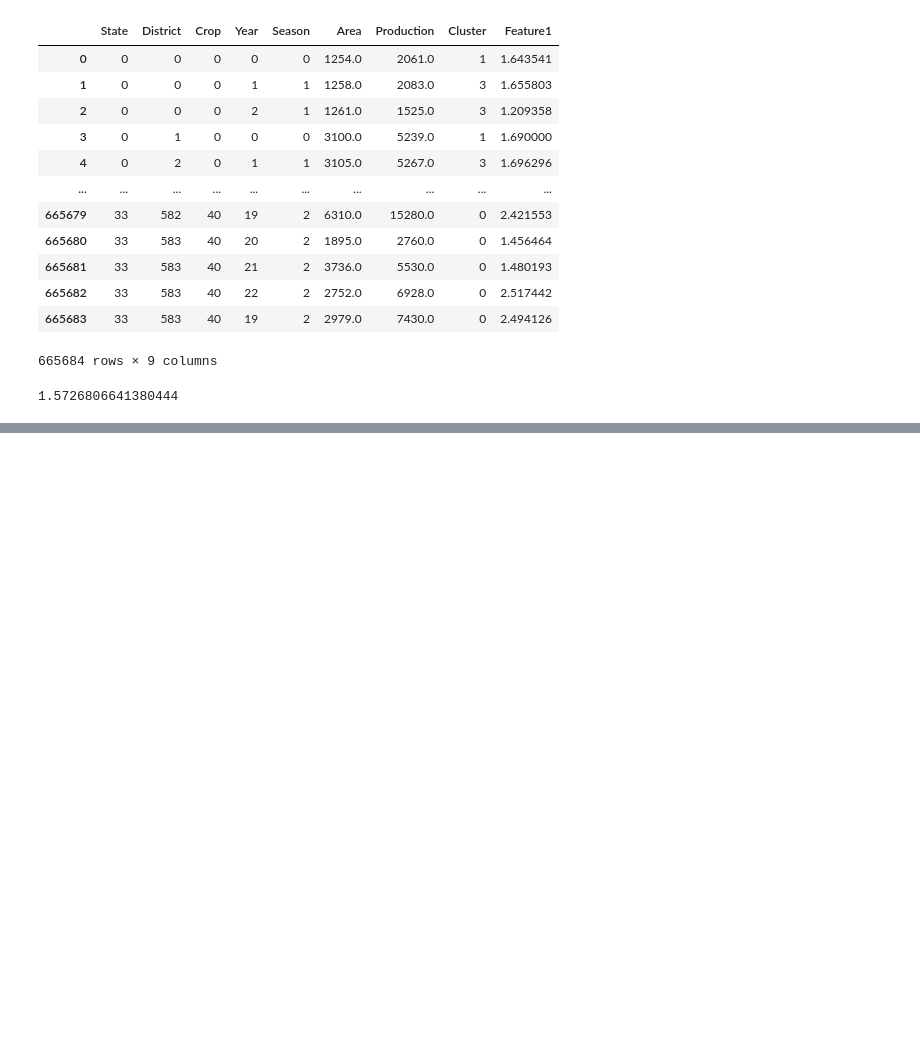
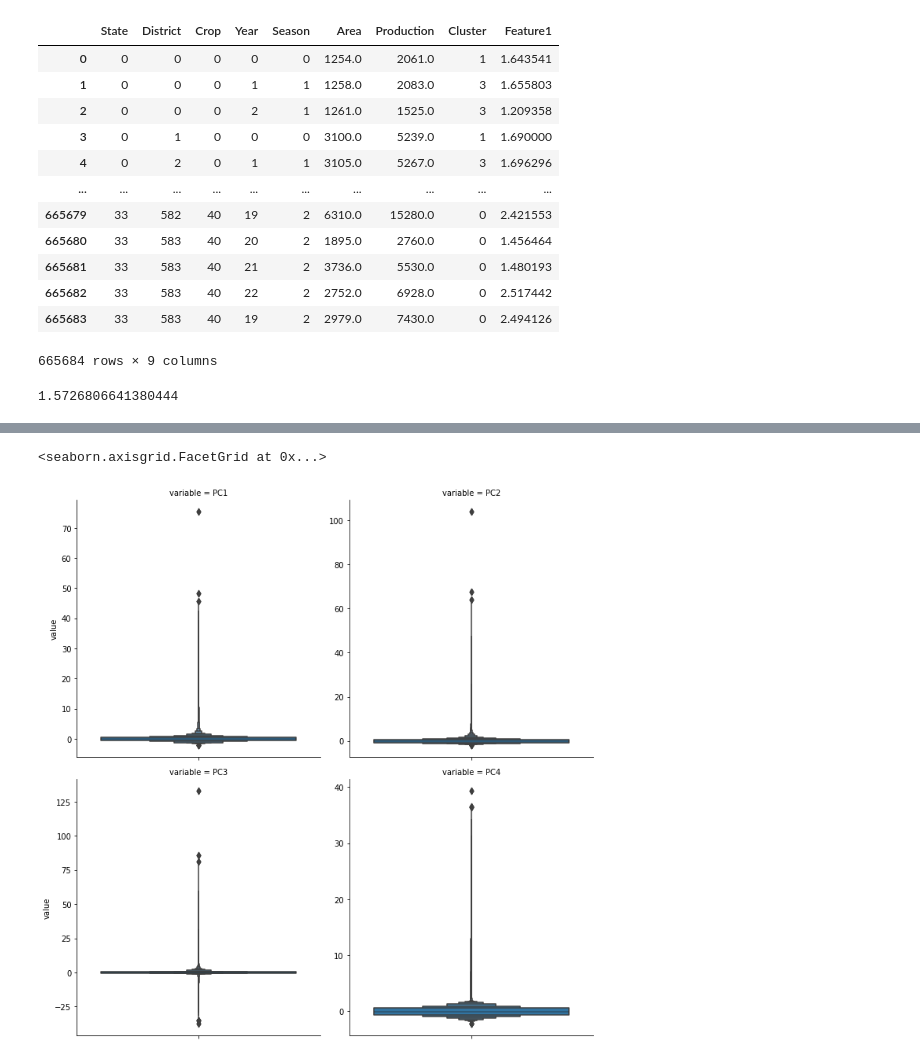
Before and after one commit to naseemap47/predictCropYield-MachineLearning-python, a Jupyter notebook: crop_yield.ipynb, the cells around one changed output, grey strips where cells are left out. Cells and saved outputs as stored; diff of their text form; code cells hidden in the pictures; blank space fills up the shorter version.

```diff
--- a/crop_yield.ipynb
+++ b/crop_yield.ipynb
@@ -613,0 +628,9 @@ score_dataset(data_x, y)
+# %%
+# distribution plot
+import seaborn as sns
+sns.catplot(y='value', col='variable',
+           data=x_pca.melt(), kind='boxen',
+           sharey=False, col_wrap=2)
+# %% [output]
+<seaborn.axisgrid.FacetGrid at 0x...>
+[figure, added]
```
Also changed, not shown: parts of 9 cells of this notebook.
